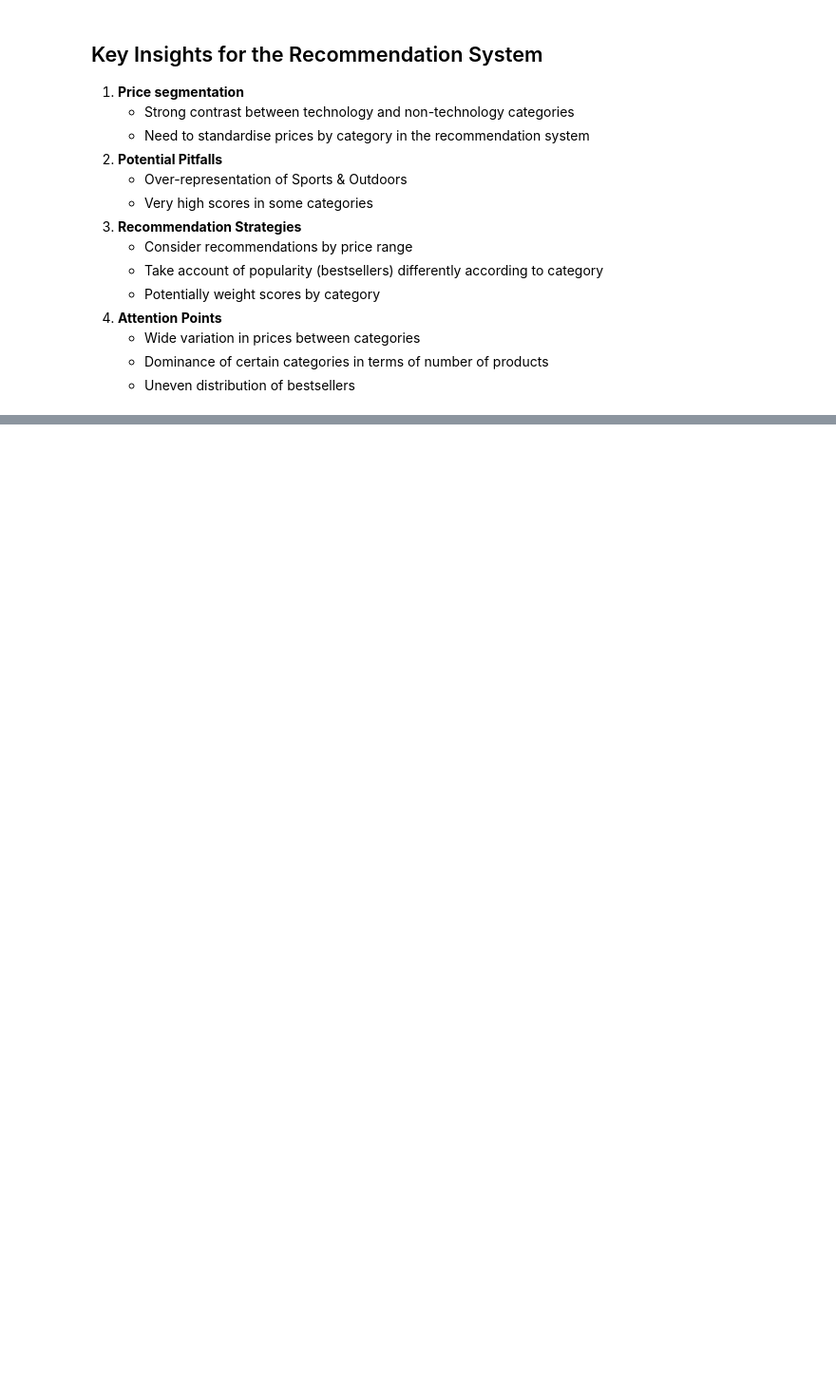
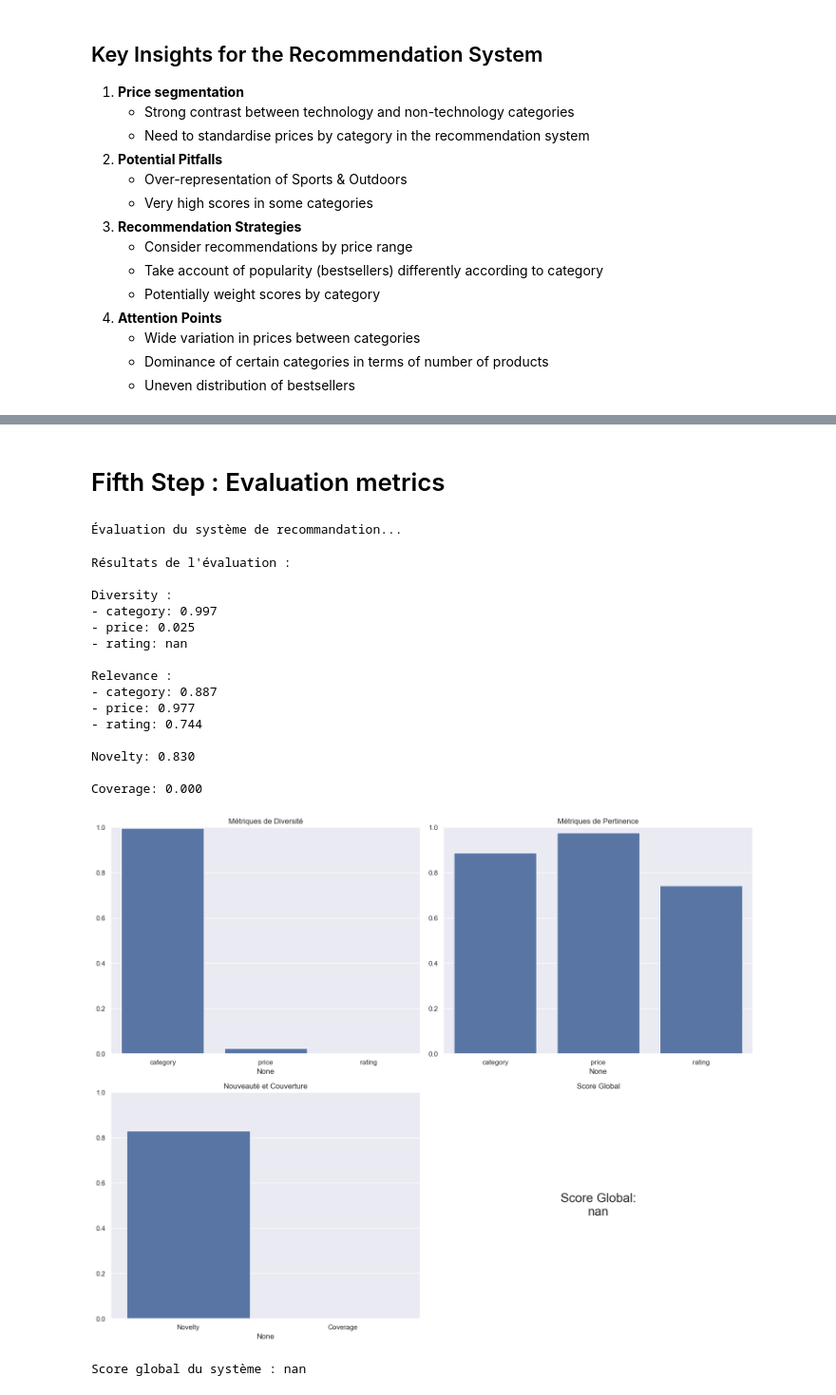
Before and after one commit to Aurelie75FR/IH_Final_Project, a Jupyter notebook: notebooks/main.ipynb, the cells around one changed output, grey strips where cells are left out. Shown at 95% size. Cells and saved outputs as stored; diff of their text form; code cells hidden in the pictures; blank space fills up the shorter version.

```diff
--- a/notebooks/main.ipynb
+++ b/notebooks/main.ipynb
@@ -288,0 +398,44 @@ Moyenne de produits par catégorie: 3536.64
+# %% [markdown]
+# Fifth Step : Evaluation metrics
+# %%
+from utils.evaluation import RecommenderEvaluator
+
+# Initialisation de l'évaluateur
+evaluator = RecommenderEvaluator(recommender, df_processed)
+
+# Évaluation du système
+print("Évaluation du système de recommandation...")
+evaluation_results = evaluator.evaluate_similar_products(n_samples=100)
+
+# Affichage des résultats
+print("\nRésultats de l'évaluation :")
+for metric_type, metrics in evaluation_results.items():
+    if isinstance(metrics, dict):
+        print(f"\n{metric_type.capitalize()} :")
+        for name, value in metrics.items():
+            print(f"- {name}: {value:.3f}")
+    else:
+        print(f"\n{metric_type.capitalize()}: {metrics:.3f}")
+
+# Visualisation des résultats
+global_score = evaluator.plot_evaluation_results(evaluation_results)
+print(f"\nScore global du système : {global_score:.3f}")
+# %% [output]
+Évaluation du système de recommandation...
+Résultats de l'évaluation :
+
+Diversity :
+- category: 0.997
+- price: 0.025
+- rating: nan
+
+Relevance :
+- category: 0.887
+- price: 0.977
+- rating: 0.744
+
+Novelty: 0.830
+
+Coverage: 0.000
+[figure, added]
+Score global du système : nan
```
Also changed, not shown: parts of 39 cells of this notebook, 4 other files.
